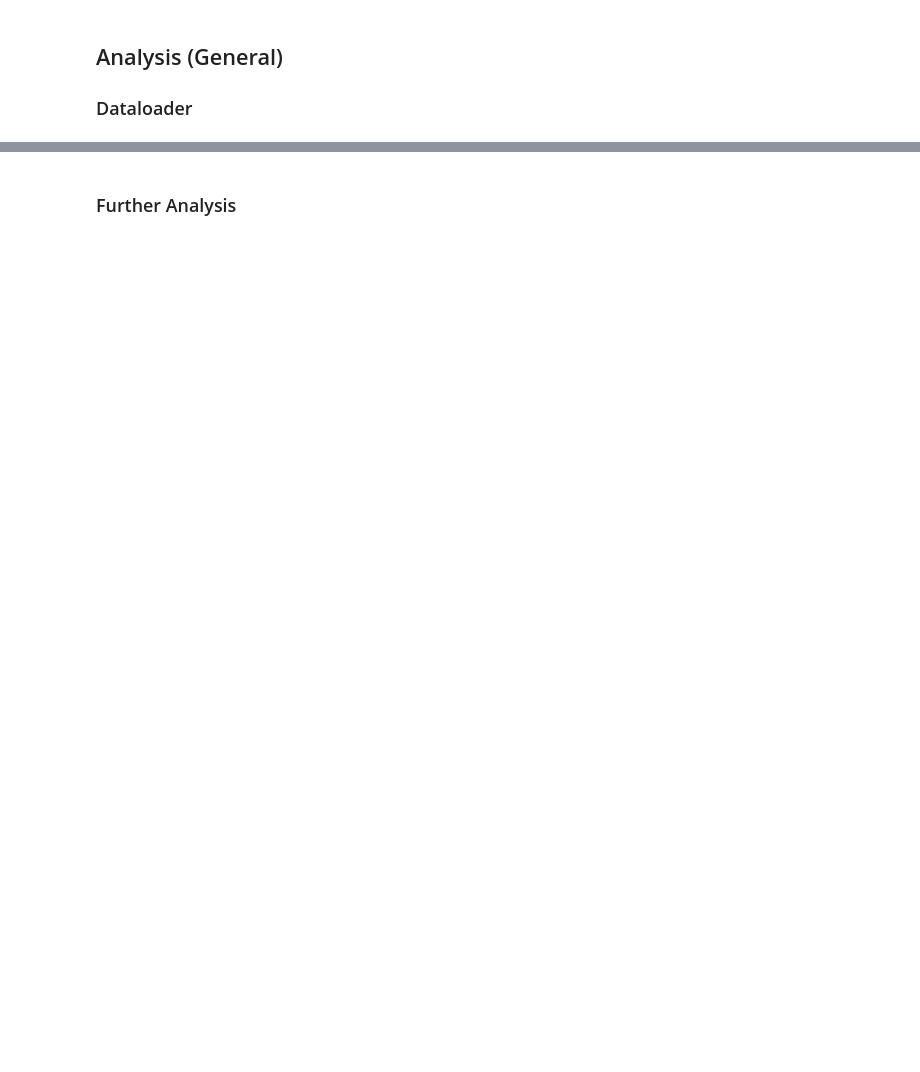
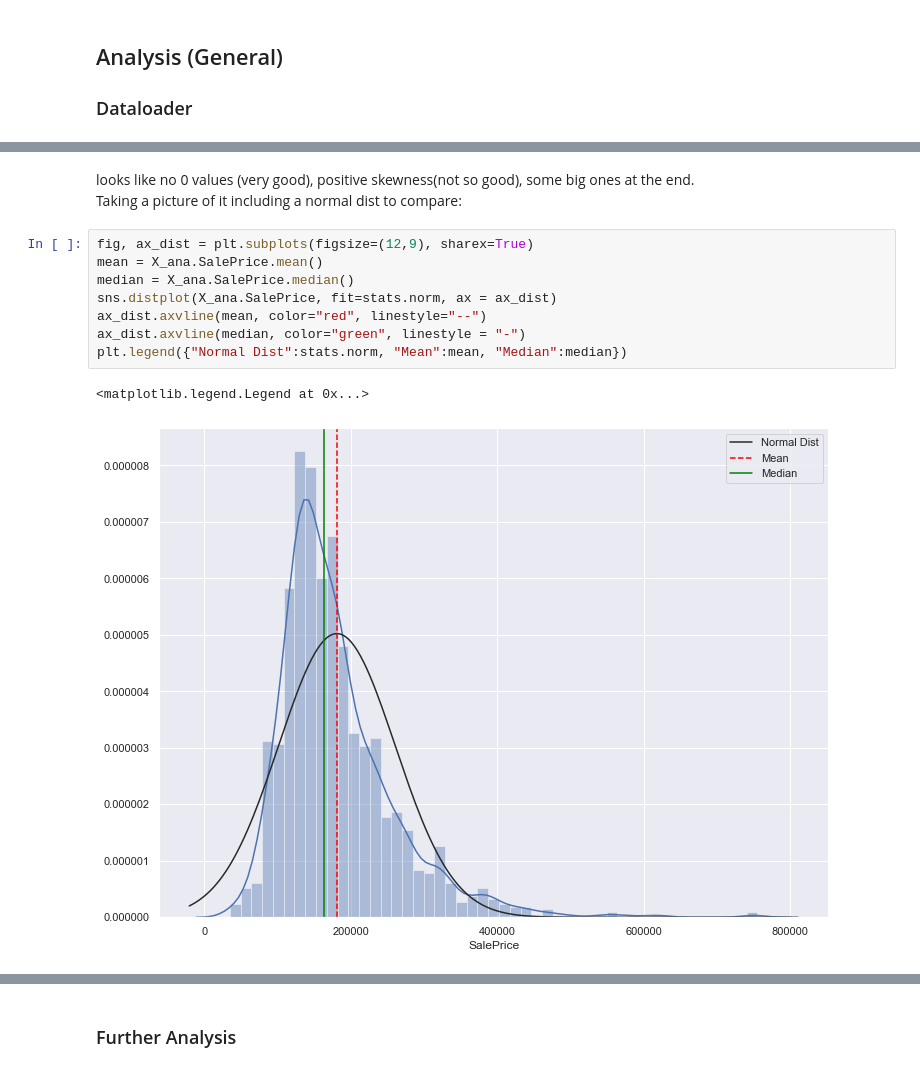
Before and after one commit to strambb/HousePrices_v1, a Jupyter notebook: EDA.ipynb, the cells around one changed output, grey strips where cells are left out. Saved outputs shown, nothing was run; the diff lists cells and outputs as text; blank space fills up the shorter version.

```diff
--- a/EDA.ipynb
+++ b/EDA.ipynb
@@ -60,0 +147,14 @@ Number of numeric columns with NaNs: 3
+# %% [markdown]
+looks like no 0 values (very good), positive skewness(not so good), some big ones at the end.
+Taking a picture of it including a normal dist to compare:
+# %%
+fig, ax_dist = plt.subplots(figsize=(12,9), sharex=True)
+mean = X_ana.SalePrice.mean()
+median = X_ana.SalePrice.median()
+sns.distplot(X_ana.SalePrice, fit=stats.norm, ax = ax_dist)
+ax_dist.axvline(mean, color="red", linestyle="--")
+ax_dist.axvline(median, color="green", linestyle = "-")
+plt.legend({"Normal Dist":stats.norm, "Mean":mean, "Median":median})
+# %% [output]
+<matplotlib.legend.Legend at 0x...>
+[figure, added]
```
Also changed, not shown: parts of 17 cells of this notebook, 1 other file.
